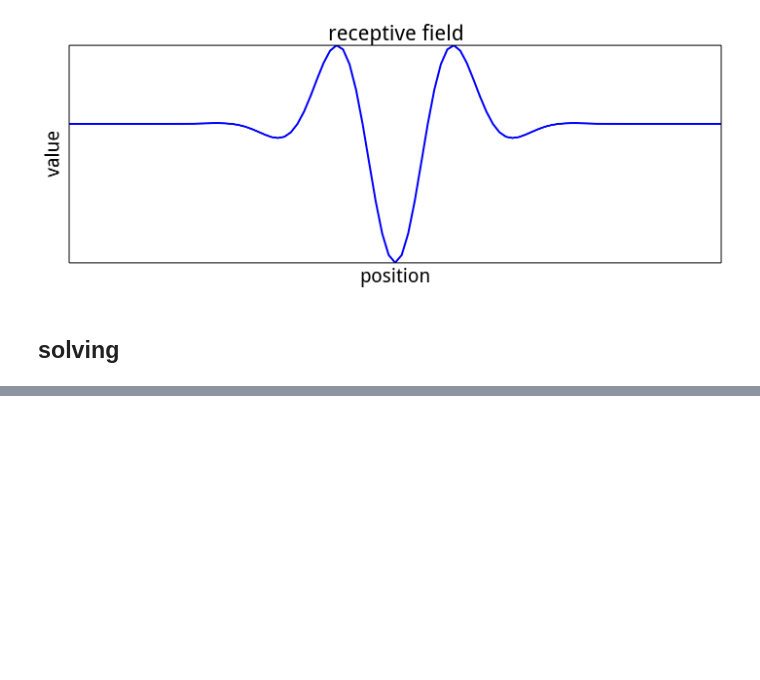
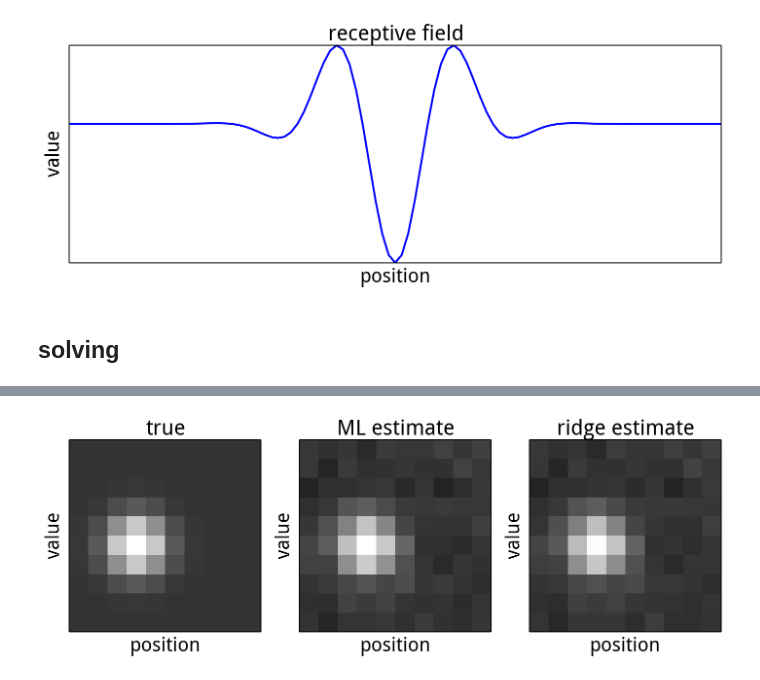
Before and after one commit to rabbitmcrabbit/glm.retina, a Jupyter notebook: demo.ipynb, the cells around one changed output, grey strips where cells are left out. Saved outputs shown, nothing was run; the diff lists cells and outputs as text; code cells hidden in the pictures; blank space fills up the shorter version.

```diff
--- a/demo.ipynb
+++ b/demo.ipynb
@@ -71,0 +249,18 @@ pass
+# %%
+# plot receptive fields
+fig = plt.figure()
+ax = fig.add_subplot( 1, 3, 1, xlabel='position', ylabel='value', xticks=[], yticks=[], title='true' )
+ax.imshow( data.k_true[:-41].reshape(10, 10), cmap=plt.cm.Greys_r, vmin=-0.2, vmax=1 )
+ax.set_aspect('equal')
+
+ax = fig.add_subplot( 1, 3, 2, xlabel='position', ylabel='value', xticks=[], yticks=[], title='ML estimate' )
+ax.imshow( ml.k__d[:-41].reshape(10, 10), cmap=plt.cm.Greys_r, vmin=-0.2, vmax=1 )
+ax.set_aspect('equal')
+
+ax = fig.add_subplot( 1, 3, 3, xlabel='position', ylabel='value', xticks=[], yticks=[], title='ridge estimate' )
+ax.imshow( ridge.k__d[:-41].reshape(10, 10), cmap=plt.cm.Greys_r, vmin=-0.2, vmax=1 )
+ax.set_aspect('equal')
+
+pass
+# %% [output]
+[figure, added]
```
Also changed, not shown: parts of 20 cells of this notebook, 3 other files.
